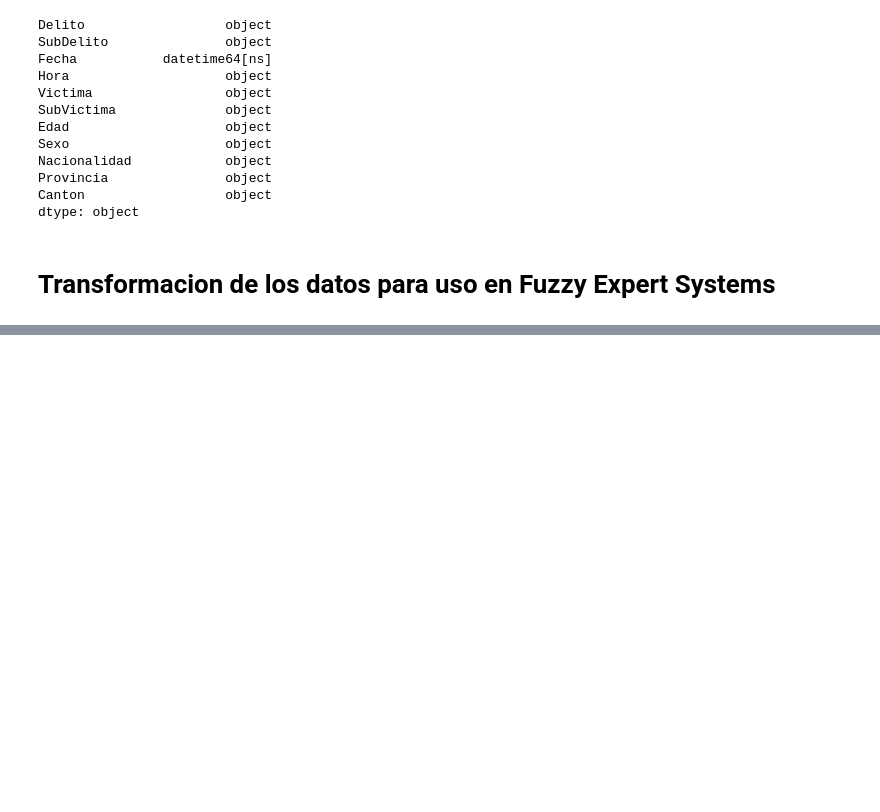
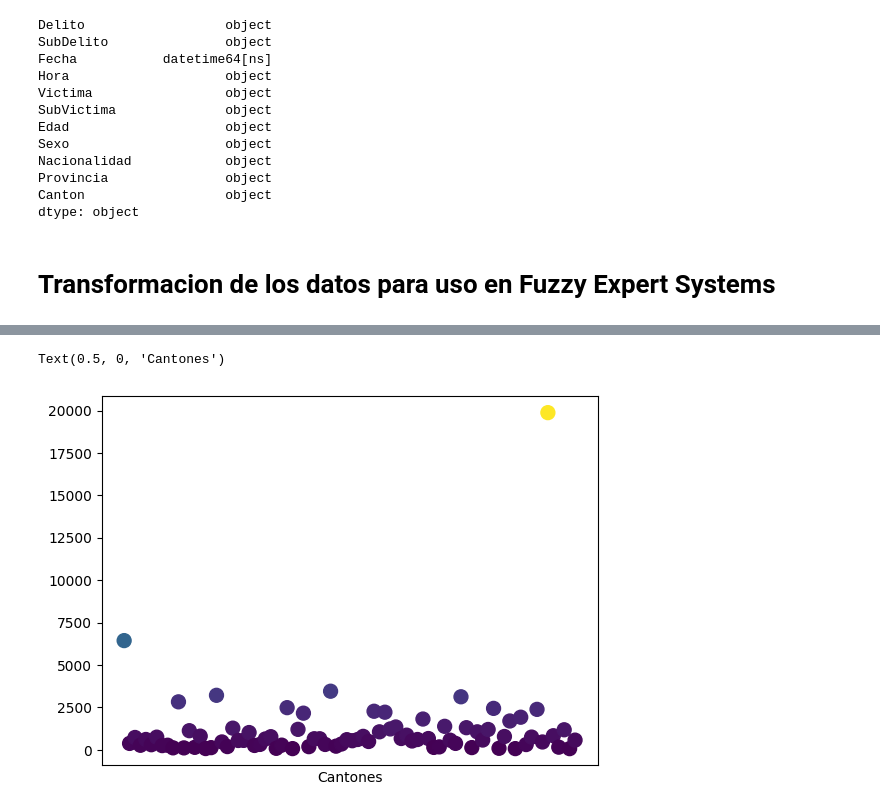
Before and after one commit to gianfranco7/proyecto_pswe19, a Jupyter notebook: EDA.ipynb, the cells around one changed output, grey strips where cells are left out. Saved outputs shown, nothing was run; the diff lists cells and outputs as text; code cells hidden in the pictures; blank space fills up the shorter version.

```diff
--- a/EDA.ipynb
+++ b/EDA.ipynb
@@ -303,0 +326,7 @@ piv_df.to_csv('incidencia.csv')
+# %%
+plt.scatter(piv_df['Canton'], piv_df['Total'], c=piv_df['Total'], cmap='viridis', s=100)
+plt.xticks([]) # remover etiquetas en x
+plt.xlabel('Cantones')
+# %% [output]
+Text(0.5, 0, 'Cantones')
+[figure, added]
```
Also changed, not shown: parts of 10 cells of this notebook, 1 other file.
